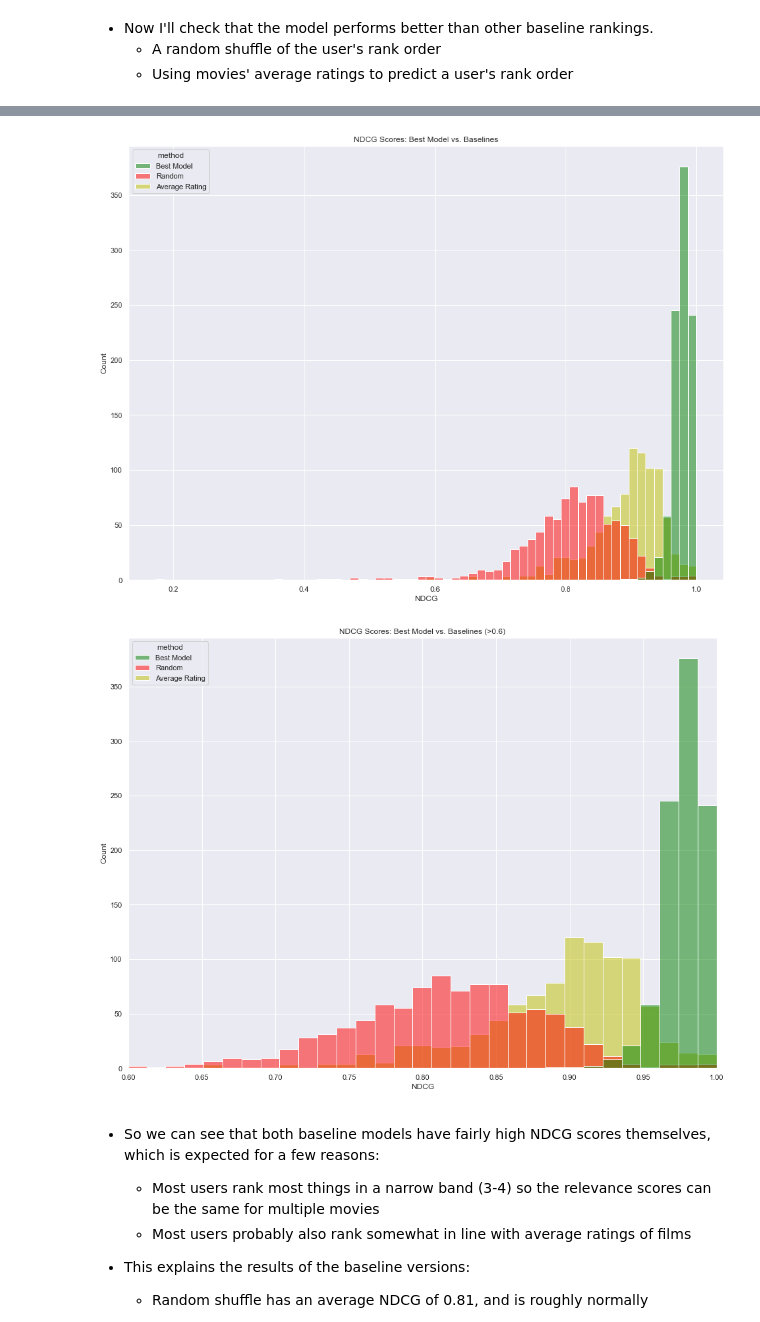
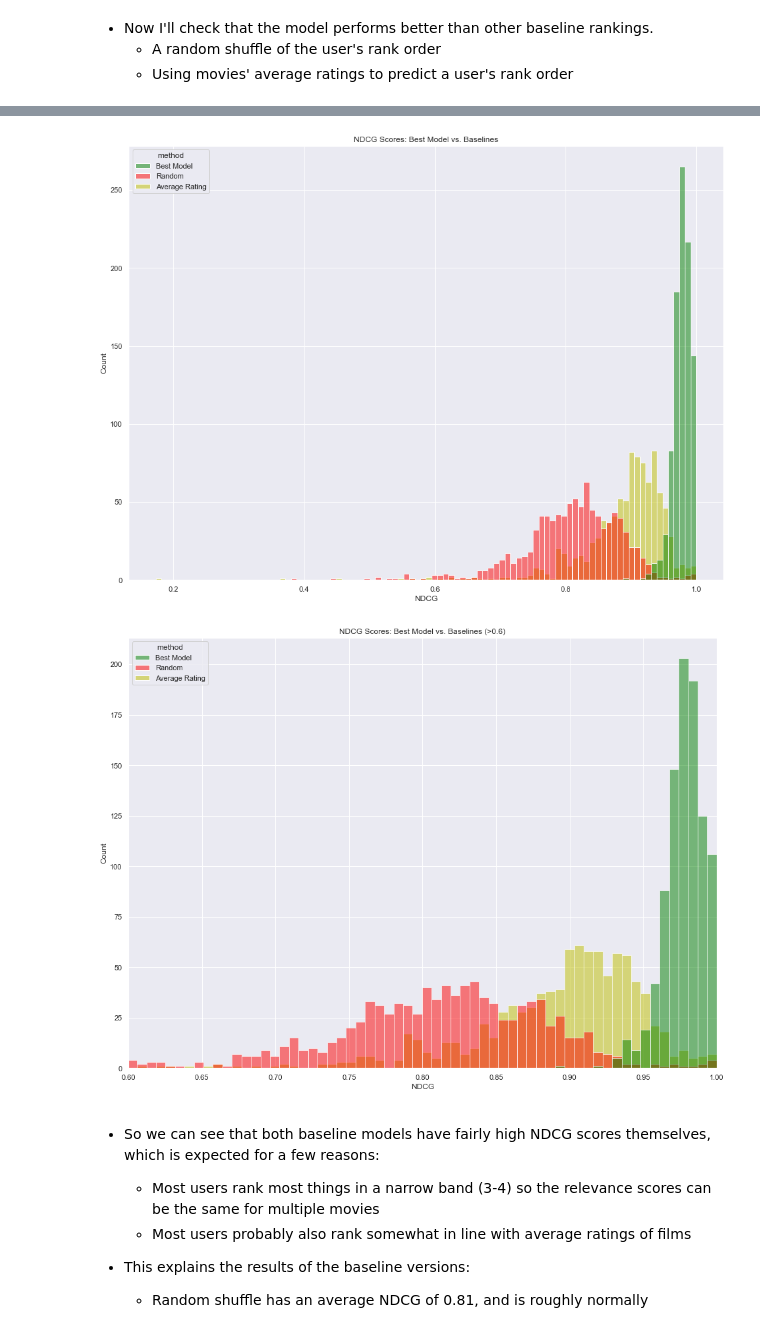
Before and after one commit to willcd/module4-project, a Jupyter notebook: notebook.ipynb, the cells around one changed output, grey strips where cells are left out. Saved outputs shown, nothing was run; the diff lists cells and outputs as text; code cells hidden in the pictures.

```diff
--- a/notebook.ipynb
+++ b/notebook.ipynb
@@ -581,3 +590,20 @@ ratings_train, ratings_test = split_df(final_ratings)
 len(ratings_train), len(ratings_test)
 # %% [output]
 (91916, 30195)
+# %%
+# Setup for visualization of all ratings
+
+# 'flattening' the user / movie IDs - if I just use the actual userId / movieId to plot them,
+# the numbers aren't sequential and there would be large gaps/streaks
+
+movieId_flat = {}
+userId_flat = {}
+
+movieIds = sorted(list(ratings_train.movieId.unique()))
+userIds = sorted(list(ratings_train.userId.unique()))
+
+for Id in enumerate(movieIds):
+    movieId_flat[Id[1]] = Id[0]
+
+for Id in enumerate(userIds):
+    userId_flat[Id[1]] = Id[0]
@@ -659,12 +692,14 @@ def dcg(values, k):
     return dcg
 # %%
 # Create a function to generate NDCG scores for a given set of predictions
+
+# I'm using NDCG @ k=(1/2 of the length of the user's ratings), to test how well the user's top films are ranked
 
 def NDCG(pred_train, pred_test, return_all=False):
     pred_train_df = pred_train.toPandas()
     pred_test_df = pred_test.toPandas()
 
-    userIds = list(pred_train_df.userId.unique())
+    userIds = list(pred_test_df.userId.unique())
 
     scores = []
     for i in range(len(userIds)):
@@ -679,7 +714,7 @@ def NDCG(pred_train, pred_test, return_all=False):
         l1 = np.array(l1_df['rating'])
         l2 = np.array(l2_df['rating'])
 
-        k = int(len(l1)/2) - 1
+        k = int(len(user_df)/2)
         score = dcg(l1, k) / dcg(l2, k)
 
         scores.append(score)
@@ -891,13 +926,14 @@ ax.set_title('NDCG Scores - Best Model');
 # %%
 ndcg_random = []
 
-userIds = list(pred_train_df.userId.unique())
+userIds = list(pred_test_df.userId.unique())
 
 for i in range(len(userIds)):
     userId = userIds[i]
+
     user_test_df = pred_test_df[pred_test_df['userId']==userId]
     user_train_df = pred_train_df[pred_train_df['userId']==userId]
-    user_df = pd.concat([user_test_df, user_train_df])
+    user_df = pd.concat([user_train_df, user_test_df])
 
     l1_df = user_df.sample(frac=1, random_state=i+1)
     l2_df = user_df.sort_values(by='rating', ascending=False)
@@ -934,13 +970,13 @@ pred_train_df['movie_avg_rating'] = [movieId_means[movieId] for movieId in pred_
 # %%
 ndcg_avg = []
 
-userIds = list(pred_train_df.userId.unique())
+userIds = list(pred_test_df.userId.unique())
 
 for i in range(len(userIds)):
     userId = userIds[i]
     user_test_df = pred_test_df[pred_test_df['userId']==userId]
     user_train_df = pred_train_df[pred_train_df['userId']==userId]
-    user_df = pd.concat([user_test_df, user_train_df])
+    user_df = pd.concat([user_train_df, user_test_df])
 
     l1_df = user_df.sort_values(by='movie_avg_rating', ascending=False)
     l2_df = user_df.sort_values(by='rating', ascending=False)
@@ -980,19 +1016,19 @@ all_scores_dict['method'] = labels
 all_scores_df = pd.DataFrame(all_scores_dict)
 
 plt.figure(figsize=(16,12))
-ax = sns.histplot(data=all_scores_df, x='score', hue='method', bins=64, palette=['g','r','y'])
+ax = sns.histplot(data=all_scores_df, x='score', hue='method', bins=96, palette=['g','r','y'])
 ax.set_xlabel('NDCG')
 ax.set_title("NDCG Scores: Best Model vs. Baselines");
 # %% [output]
-[figure, old version]
+[figure, new version]
 # %%
 plt.figure(figsize=(16,12))
-ax = sns.histplot(data=all_scores_df, x='score', hue='method', bins=64, palette=['g','r','y'])
+ax = sns.histplot(data=all_scores_df, x='score', hue='method', bins=128, palette=['g','r','y'])
 ax.set_xlabel('NDCG')
 ax.set_title("NDCG Scores: Best Model vs. Baselines (>0.6)");
 ax.set_xlim(0.6,1.0);
 # %% [output]
-[figure, old version]
+[figure, new version]
 # %% [markdown]
 * So we can see that both baseline models have fairly high NDCG scores themselves, which is expected for a few reasons:
     * Most users rank most things in a narrow band (3-4) so the relevance scores can be the same for multiple movies
```
Also changed, not shown: parts of 34 cells of this notebook, 1 other file.
